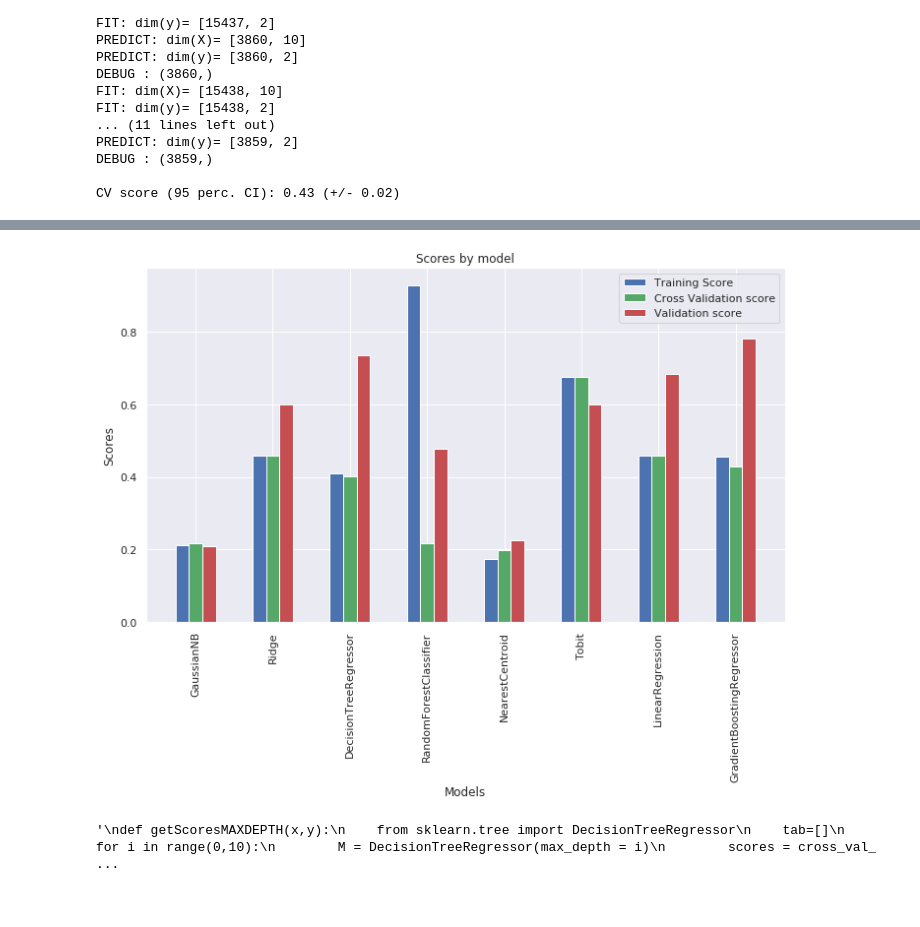
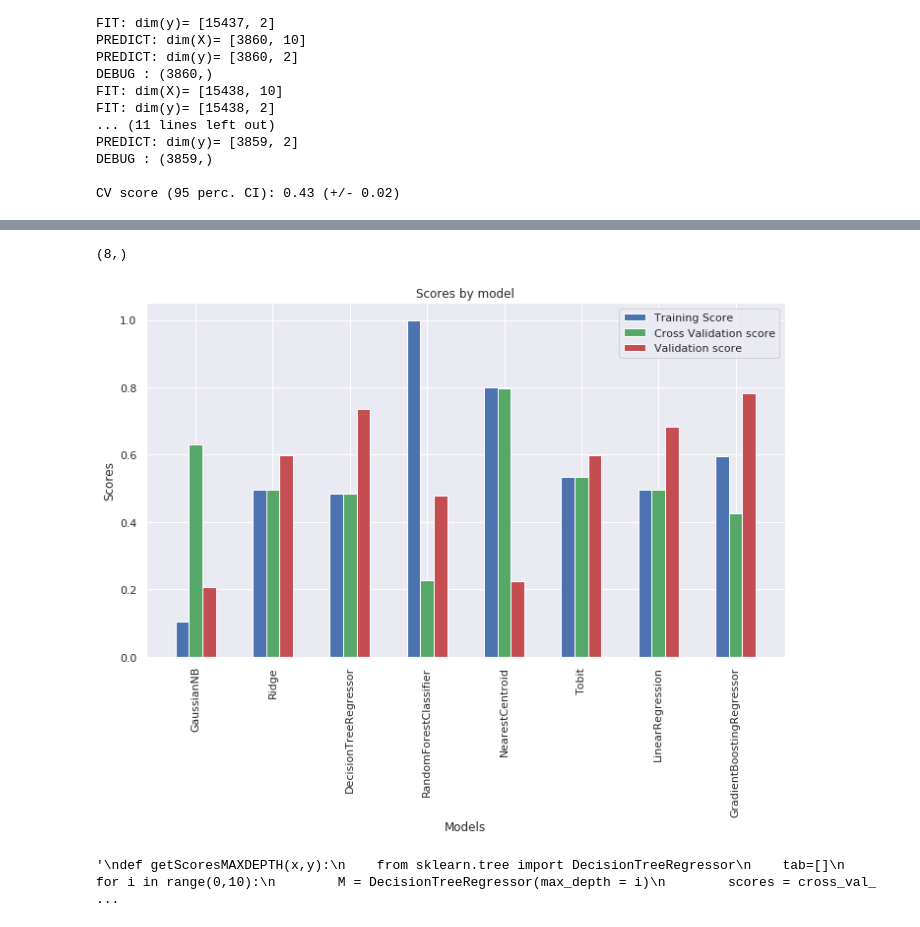
Before and after one commit to upsudghosts/ghosts, a Jupyter notebook: starting_kit/README.ipynb, the cells around one changed output, grey strips where cells are left out. Saved outputs shown, nothing was run; the diff lists cells and outputs as text; code cells hidden in the pictures.

```diff
--- a/starting_kit/README.ipynb
+++ b/starting_kit/README.ipynb
@@ -226,7 +226,7 @@ Regression Models that you can use:
 # %%
 # Instantiate your model
 #M = model() #on instancie le model
-M = model(what =8)
+M = model()
 # %%
 if not(M.is_trained): #si non entrainé ou l'entraine apres avoir initialisé X et Y
     X_train = D.data['X_train']
@@ -368,7 +411,7 @@ Foncition qui renvoie les scores de chaque regresseur dans un array
 
 def getScoreTraining():
     tabScore =[]
-    for i in range(1,8):
+    for i in range(1,9):
         print(i)
         M = model(what =i)
         M.fit(X_train,Y_train)
@@ -379,9 +422,9 @@ def getScoreTraining():
         tabScore.append(score)
     return tabScore
 trainScore = getScoreTraining()
-score = scoring_function(Y_train, Y_hat_train) #calcule score du model actuel
+#score = scoring_function(Y_train, Y_hat_train) #calcule score du model actuel
 print(trainScore)
-trainScore.append(score)
+#trainScore.append(score)
 
 """
 Fonction qui renvoie les score de Cross Validation sous forme d'un tableau numpy
@@ -390,7 +433,7 @@ from sklearn.metrics import make_scorer
 from sklearn.model_selection import cross_val_score
 def getScoresCV(x,y):
     tab= []
-    for i in range(1,8):
+    for i in range(1,9):
         print(i)
         M =  model(what = i)
         scores = cross_val_score(M, x, y, cv=5,scoring = make_scorer(scoring_function))
@@ -400,9 +443,9 @@ def getScoresCV(x,y):
     return tab
 cross = getScoresCV(X_train, Y_train)
 
-scores = cross_val_score( model(what = 8), X_train, Y_train, cv=5,scoring = make_scorer(scoring_function))
-temp = (scores.mean(), scores.std() * 2)
-cross.append(scores)
+#scores = cross_val_score( model(what = 8), X_train, Y_train, cv=5,scoring = make_scorer(scoring_function))
+#temp = (scores.mean(), scores.std() * 2)
+#cross.append(scores)
 print(cross)
 # %% [output]
 1
@@ -496,39 +505,53 @@ ValidScore Table:
 
 def afficheBarChart(train,cross,validScore):
 
-    train = np.array(train, dtype = float)
-    cross = np.array(cross, dtype = float)
-    validScore = np.array(validScore, dtype = float)
+    #train = np.array(train, dtype = float)
+    #cross = np.array(cross, dtype = float)
+    #validScore = np.array(validScore, dtype = float)
+
     modelNames = ['GaussianNB', 'Ridge', 'DecisionTreeRegressor','RandomForestRegressor',
                   'NearestCentroid','Tobit','LinearRegression','GradientBoostingRegressor']
 
     fig, ax = plt.subplots(figsize=(10, 8))
     index = np.arange(len(modelNames))
     bar_width = 0.35
     opacity = 1
 
     bar1 = plt.bar(index*2, train,bar_width,
                    alpha = opacity,color ='b',label ="Training Score")
 
     bar2 = plt.bar(index*2 +bar_width, cross, bar_width,
                    alpha = opacity,color ='g',label = "Cross Validation score")
 
     bar3 =plt.bar(index*2 +bar_width*2, validScore, bar_width,
                   alpha = opacity,color = 'r',label = "Validation score")
 
     plt.xlabel('Models')
     plt.ylabel('Scores')
     plt.title('Scores by model')
     plt.xticks(index*2 + bar_width, ('GaussianNB', 'Ridge', 'DecisionTreeRegressor','RandomForestClassifier',
                   'NearestCentroid','Tobit','LinearRegression','GradientBoostingRegressor'),rotation = 90)
     plt.legend()
 
     plt.tight_layout()
     plt.show()
 
-afficheBarChart(trainScore, cross1,validScore)
+
+trainScore = np.array(trainScore, copy = True, dtype =float)
+validScore = np.array(validScore, copy = True, dtype =float)
+cross1 = np.array(cross1, copy = True, dtype =float)
+print(trainScore.shape)
+afficheBarChart(trainScore,cross1, validScore)
+
+"""
+GradientBoostingRegressor: learning rate = 0.7 :
+- codalab : 0.726641288134
+- training : 0.5967
+- CV : 0.43
+"""
 # %% [output]
+(8,)
-[figure, old version]
+[figure, new version]
 # %%
 """
 def getScoresMAXDEPTH(x,y):
```
Also changed, not shown: parts of 11 cells of this notebook, 2 other files.
